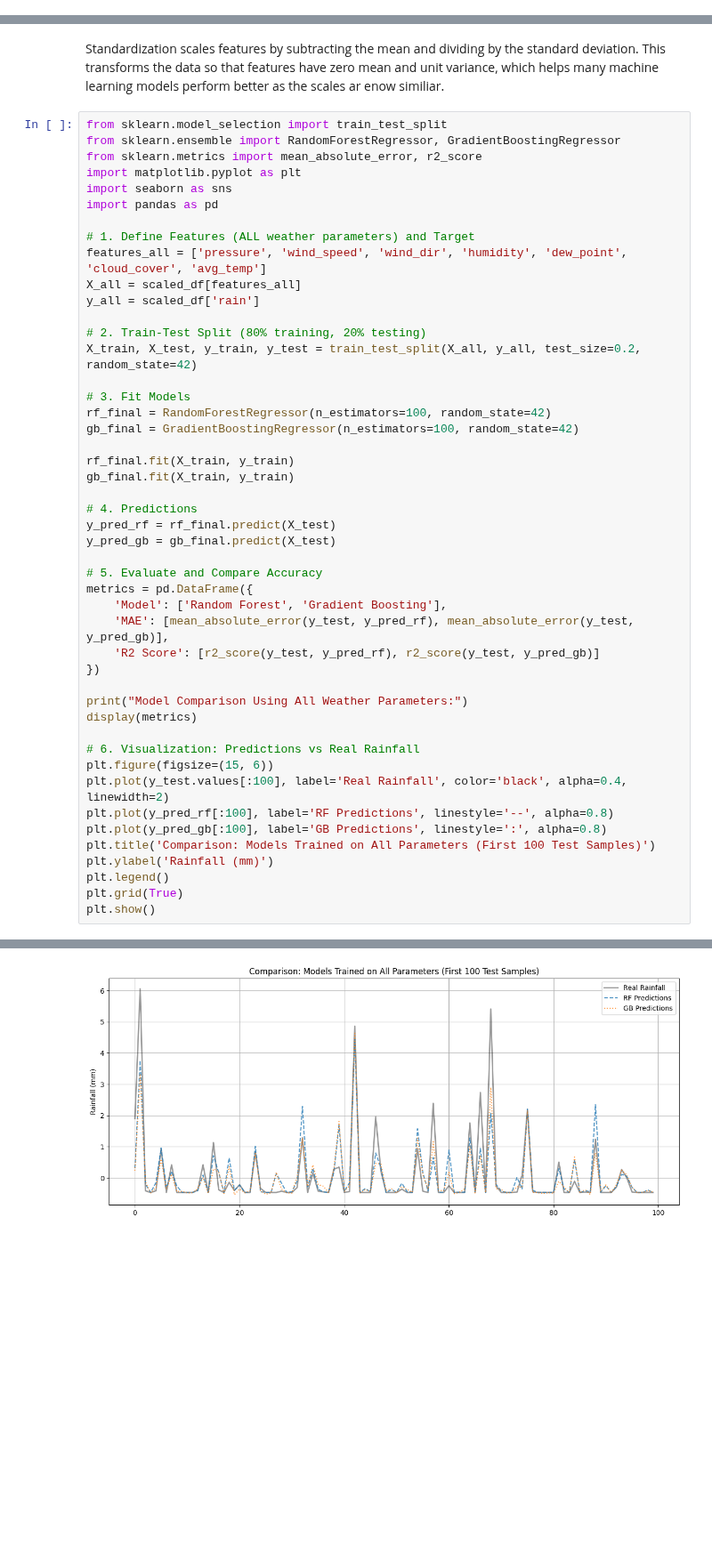
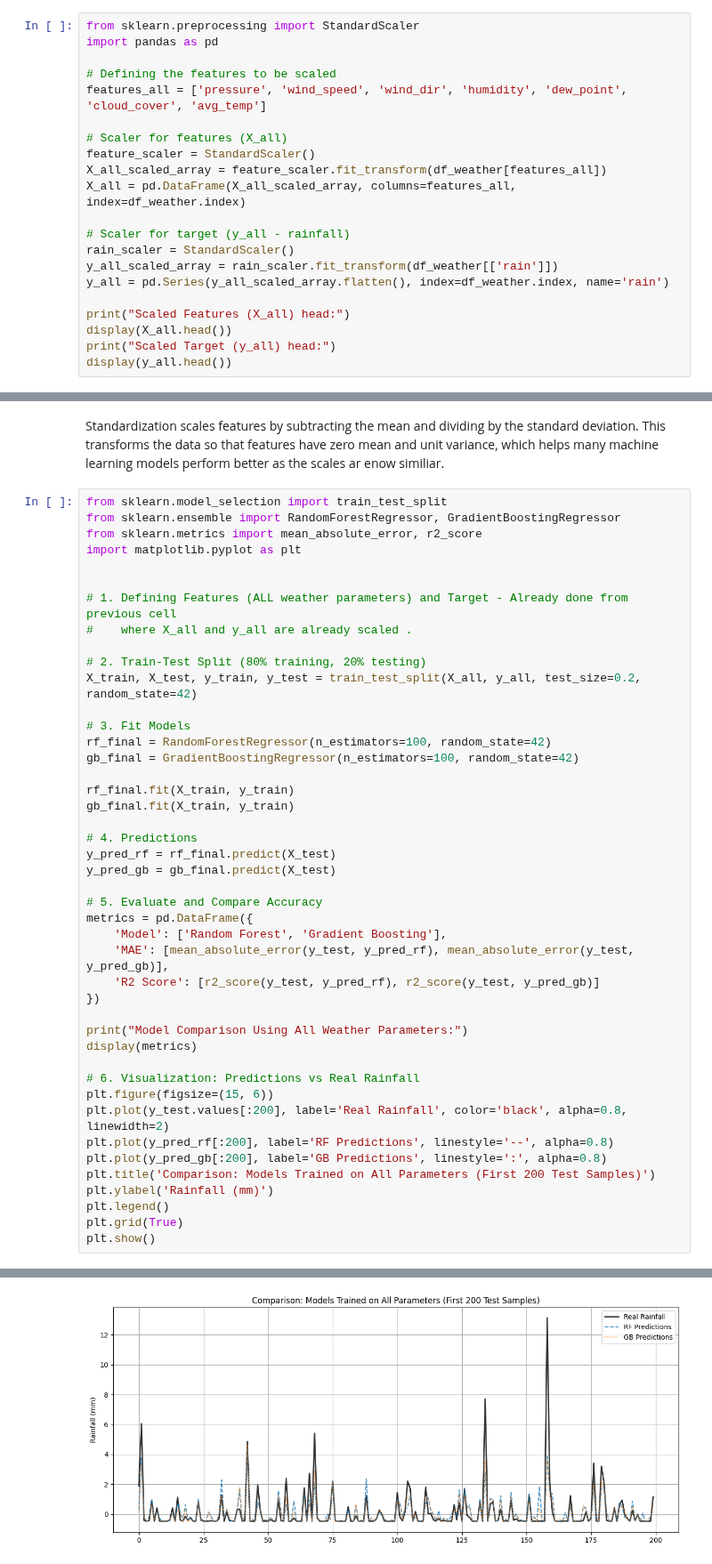
Before and after one commit to dibendupal69724-ux/CV-documents, a Jupyter notebook: Rainfall_Predictions.ipynb, the cells around one changed output, grey strips where cells are left out. Shown at 89% size. Saved outputs shown, nothing was run; the diff lists cells and outputs as text; blank space fills up the shorter version.

```diff
--- a/Rainfall_Predictions.ipynb
+++ b/Rainfall_Predictions.ipynb
@@ -309,0 +288,21 @@ print(scaled_df.head())
+# %%
+from sklearn.preprocessing import StandardScaler
+import pandas as pd
+
+# Defining the features to be scaled
+features_all = ['pressure', 'wind_speed', 'wind_dir', 'humidity', 'dew_point', 'cloud_cover', 'avg_temp']
+
+# Scaler for features (X_all)
+feature_scaler = StandardScaler()
+X_all_scaled_array = feature_scaler.fit_transform(df_weather[features_all])
+X_all = pd.DataFrame(X_all_scaled_array, columns=features_all, index=df_weather.index)
+
+# Scaler for target (y_all - rainfall)
+rain_scaler = StandardScaler()
+y_all_scaled_array = rain_scaler.fit_transform(df_weather[['rain']])
+y_all = pd.Series(y_all_scaled_array.flatten(), index=df_weather.index, name='rain')
+
+print("Scaled Features (X_all) head:")
+display(X_all.head())
+print("Scaled Target (y_all) head:")
+display(y_all.head())
@@ -314,13 +331,10 @@ from sklearn.model_selection import train_test_split
 from sklearn.ensemble import RandomForestRegressor, GradientBoostingRegressor
 from sklearn.metrics import mean_absolute_error, r2_score
 import matplotlib.pyplot as plt
-import seaborn as sns
-import pandas as pd
 
-# 1. Define Features (ALL weather parameters) and Target
-features_all = ['pressure', 'wind_speed', 'wind_dir', 'humidity', 'dew_point', 'cloud_cover', 'avg_temp']
-X_all = scaled_df[features_all]
-y_all = scaled_df['rain']
+
+# 1. Defining Features (ALL weather parameters) and Target - Already done from previous cell
+#    where X_all and y_all are already scaled .
 
 # 2. Train-Test Split (80% training, 20% testing)
 X_train, X_test, y_train, y_test = train_test_split(X_all, y_all, test_size=0.2, random_state=42)
@@ -330,35 +344,35 @@ rf_final = RandomForestRegressor(n_estimators=100, random_state=42)
 gb_final = GradientBoostingRegressor(n_estimators=100, random_state=42)
 
 rf_final.fit(X_train, y_train)
 gb_final.fit(X_train, y_train)
 
 # 4. Predictions
 y_pred_rf = rf_final.predict(X_test)
 y_pred_gb = gb_final.predict(X_test)
 
 # 5. Evaluate and Compare Accuracy
 metrics = pd.DataFrame({
     'Model': ['Random Forest', 'Gradient Boosting'],
     'MAE': [mean_absolute_error(y_test, y_pred_rf), mean_absolute_error(y_test, y_pred_gb)],
     'R2 Score': [r2_score(y_test, y_pred_rf), r2_score(y_test, y_pred_gb)]
 })
 
 print("Model Comparison Using All Weather Parameters:")
 display(metrics)
 
 # 6. Visualization: Predictions vs Real Rainfall
 plt.figure(figsize=(15, 6))
-plt.plot(y_test.values[:100], label='Real Rainfall', color='black', alpha=0.4, linewidth=2)
-plt.plot(y_pred_rf[:100], label='RF Predictions', linestyle='--', alpha=0.8)
-plt.plot(y_pred_gb[:100], label='GB Predictions', linestyle=':', alpha=0.8)
-plt.title('Comparison: Models Trained on All Parameters (First 100 Test Samples)')
+plt.plot(y_test.values[:200], label='Real Rainfall', color='black', alpha=0.8, linewidth=2)
+plt.plot(y_pred_rf[:200], label='RF Predictions', linestyle='--', alpha=0.8)
+plt.plot(y_pred_gb[:200], label='GB Predictions', linestyle=':', alpha=0.8)
+plt.title('Comparison: Models Trained on All Parameters (First 200 Test Samples)')
 plt.ylabel('Rainfall (mm)')
 plt.legend()
 plt.grid(True)
 plt.show()
 # %% [output]
 Model Comparison Using All Weather Parameters:
 |  | Model | MAE | R2 Score |
 | 0 | Random Forest | 0.257297 | 0.635940 |
 | 1 | Gradient Boosting | 0.258486 | 0.648686 |
-[figure, old version]
+[figure, new version]
```
Also changed, not shown: parts of 17 cells of this notebook.
